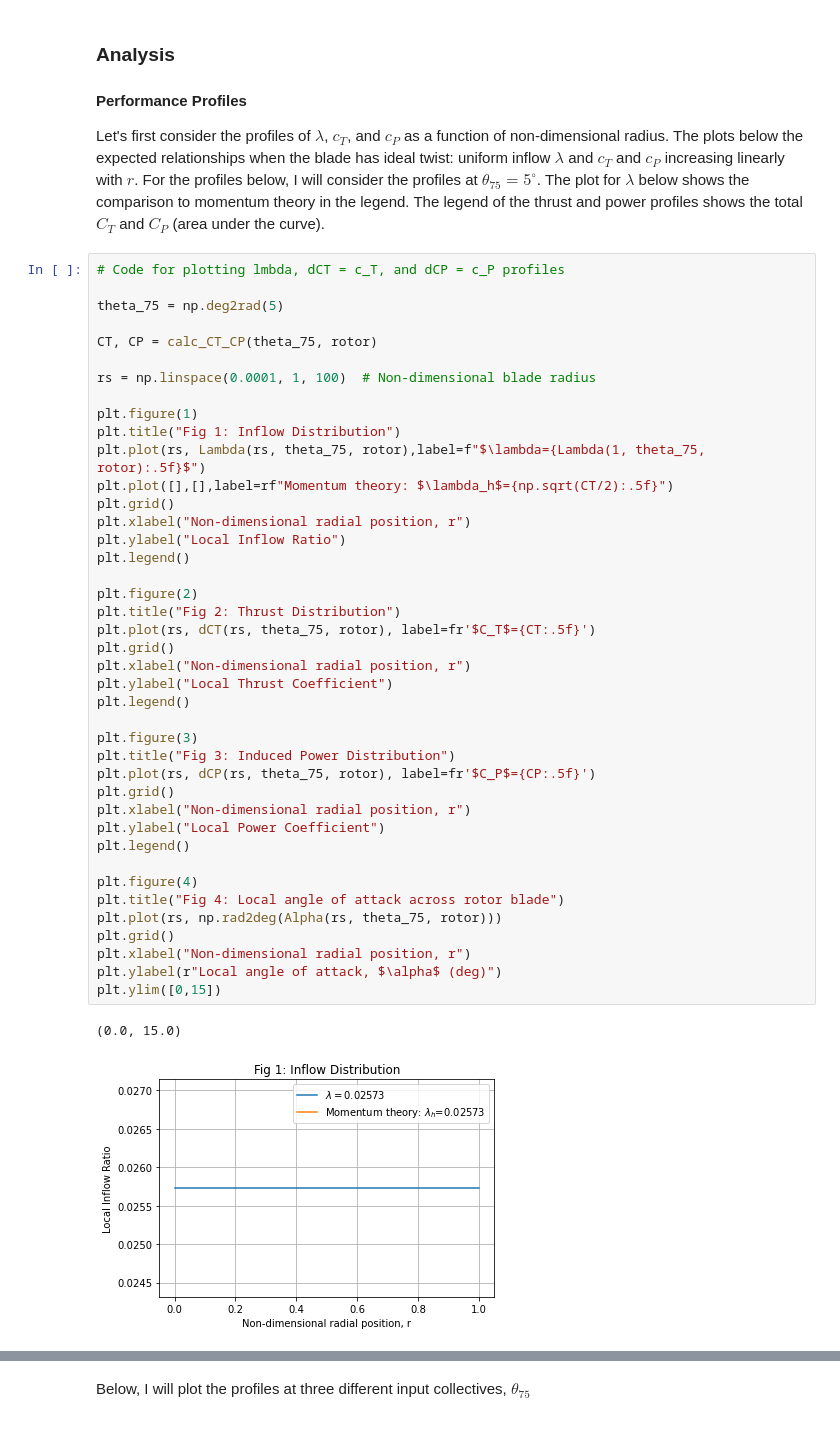
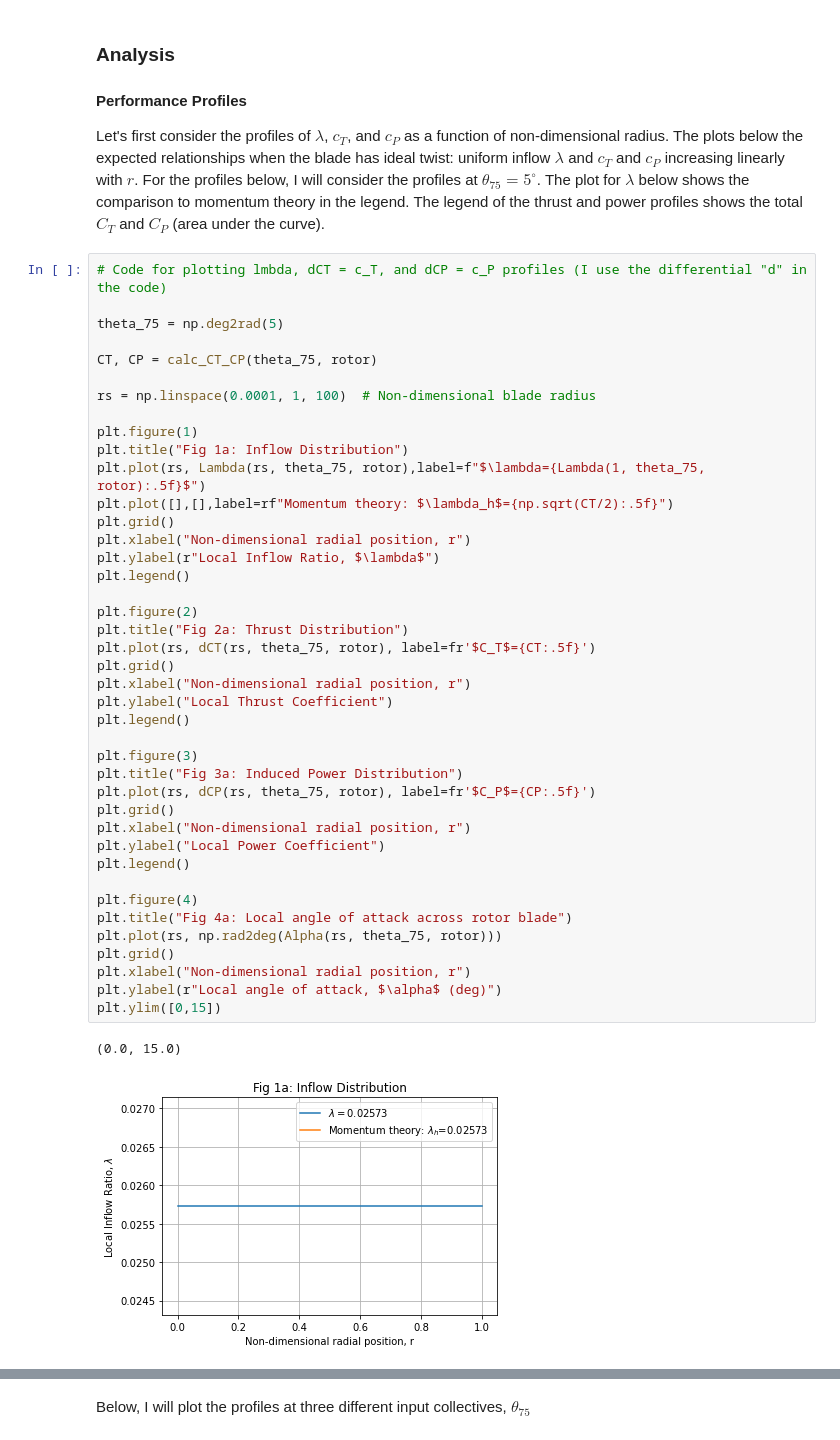
Before and after one commit to nruhl25/HoveringVehicleDesign, a Jupyter notebook: hw3/hw3_report.ipynb, the cells around one changed output, grey strips where cells are left out. Cells and saved outputs as stored; diff of their text form.

```diff
--- a/hw3/hw3_report.ipynb
+++ b/hw3/hw3_report.ipynb
@@ -85,7 +83,7 @@ rotor = Rotor()
 
 Let's first consider the profiles of $\lambda$, $c_T$, and $c_P$ as a function of non-dimensional radius. The plots below the expected relationships when the blade has ideal twist: uniform inflow $\lambda$ and $c_T$ and $c_P$ increasing linearly with $r$. For the profiles below, I will consider the profiles at $\theta_{75}=5^\circ$. The plot for $\lambda$ below shows the comparison to momentum theory in the legend. The legend of the thrust and power profiles shows the total $C_T$ and $C_P$ (area under the curve).
 # %%
-# Code for plotting lmbda, dCT = c_T, and dCP = c_P profiles
+# Code for plotting lmbda, dCT = c_T, and dCP = c_P profiles (I use the differential "d" in the code)
 
 theta_75 = np.deg2rad(5)
 
@@ -94,37 +92,37 @@ CT, CP = calc_CT_CP(theta_75, rotor)
 rs = np.linspace(0.0001, 1, 100)  # Non-dimensional blade radius
 
 plt.figure(1)
-plt.title("Fig 1: Inflow Distribution")
+plt.title("Fig 1a: Inflow Distribution")
 plt.plot(rs, Lambda(rs, theta_75, rotor),label=f"$\lambda={Lambda(1, theta_75, rotor):.5f}$")
 plt.plot([],[],label=rf"Momentum theory: $\lambda_h$={np.sqrt(CT/2):.5f}")
 plt.grid()
 plt.xlabel("Non-dimensional radial position, r")
-plt.ylabel("Local Inflow Ratio")
+plt.ylabel(r"Local Inflow Ratio, $\lambda$")
 plt.legend()
 
 plt.figure(2)
-plt.title("Fig 2: Thrust Distribution")
+plt.title("Fig 2a: Thrust Distribution")
 plt.plot(rs, dCT(rs, theta_75, rotor), label=fr'$C_T$={CT:.5f}')
 plt.grid()
 plt.xlabel("Non-dimensional radial position, r")
 plt.ylabel("Local Thrust Coefficient")
 plt.legend()
 
 plt.figure(3)
-plt.title("Fig 3: Induced Power Distribution")
+plt.title("Fig 3a: Induced Power Distribution")
 plt.plot(rs, dCP(rs, theta_75, rotor), label=fr'$C_P$={CP:.5f}')
 plt.grid()
 plt.xlabel("Non-dimensional radial position, r")
 plt.ylabel("Local Power Coefficient")
 plt.legend()
 
 plt.figure(4)
-plt.title("Fig 4: Local angle of attack across rotor blade")
+plt.title("Fig 4a: Local angle of attack across rotor blade")
 plt.plot(rs, np.rad2deg(Alpha(rs, theta_75, rotor)))
 plt.grid()
 plt.xlabel("Non-dimensional radial position, r")
 plt.ylabel(r"Local angle of attack, $\alpha$ (deg)")
 plt.ylim([0,15])
 # %% [output]
 (0.0, 15.0)
-[figure, old version]
+[figure, new version]
```
Also changed, not shown: parts of 6 cells of this notebook, 3 other files.
